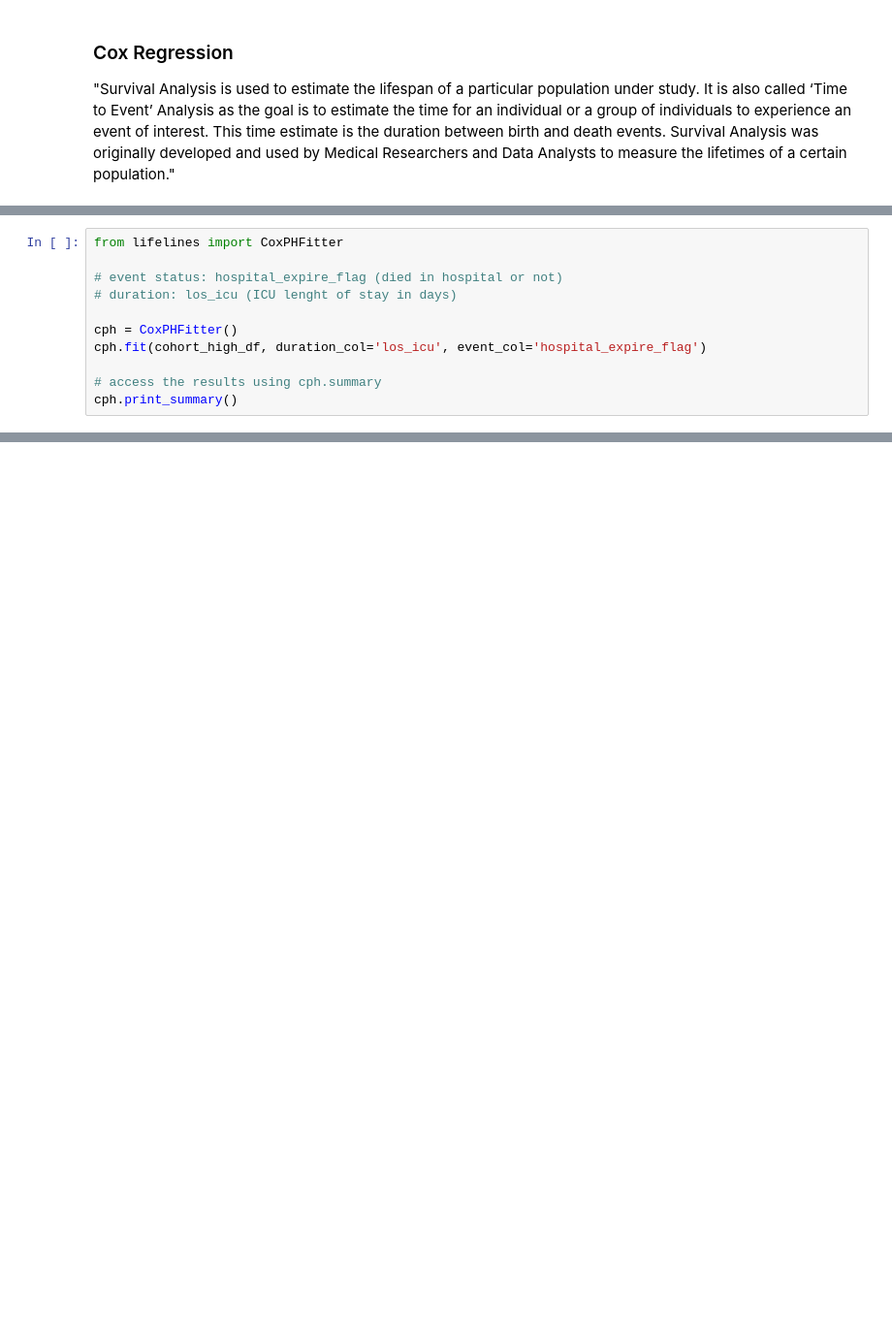
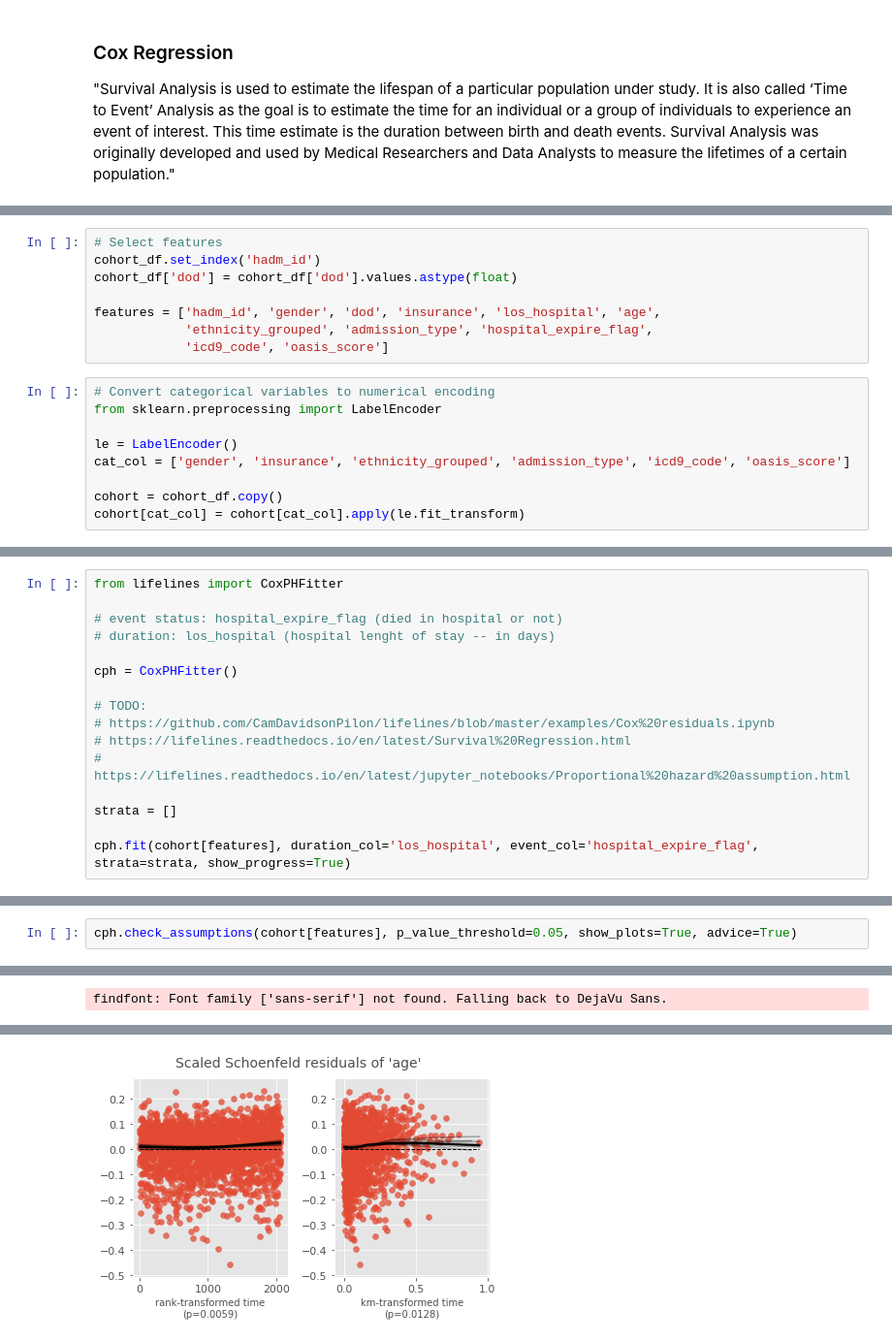
Before and after one commit to bseewald/fairness-ml-health, a Jupyter notebook: notebooks/mimic-iii/transplants/cox_regression.ipynb, the cells around one changed output, grey strips where cells are left out. Shown at 97% size. Drawn from its saved outputs; the diff is of its cells as text; blank space fills up the shorter version.

Commit message:
wip: cox regression

```diff
--- a/notebooks/mimic-iii/transplants/cox_regression.ipynb
+++ b/notebooks/mimic-iii/transplants/cox_regression.ipynb
@@ -384 +367,18 @@ Index(['subject_id', 'hadm_id', 'icustay_id', 'gender', 'dod', 'admittime',
       dtype='object')
+# %%
+# Select features
+cohort_df.set_index('hadm_id')
+cohort_df['dod'] = cohort_df['dod'].values.astype(float)
+
+features = ['hadm_id', 'gender', 'dod', 'insurance', 'los_hospital', 'age',
+            'ethnicity_grouped', 'admission_type', 'hospital_expire_flag',
+            'icd9_code', 'oasis_score']
+# %%
+# Convert categorical variables to numerical encoding
+from sklearn.preprocessing import LabelEncoder
+
+le = LabelEncoder()
+cat_col = ['gender', 'insurance', 'ethnicity_grouped', 'admission_type', 'icd9_code', 'oasis_score']
+
+cohort = cohort_df.copy()
+cohort[cat_col] = cohort[cat_col].apply(le.fit_transform)
@@ -386,10 +390,15 @@ Index(['subject_id', 'hadm_id', 'icustay_id', 'gender', 'dod', 'admittime',
 from lifelines import CoxPHFitter
 
 # event status: hospital_expire_flag (died in hospital or not)
-# duration: los_icu (ICU lenght of stay in days)
+# duration: los_hospital (hospital lenght of stay -- in days)
 
 cph = CoxPHFitter()
-cph.fit(cohort_high_df, duration_col='los_icu', event_col='hospital_expire_flag')
 
-# access the results using cph.summary
-cph.print_summary()
+# TODO:
+# https://github.com/CamDavidsonPilon/lifelines/blob/master/examples/Cox%20residuals.ipynb
+# https://lifelines.readthedocs.io/en/latest/Survival%20Regression.html
+# https://lifelines.readthedocs.io/en/latest/jupyter_notebooks/Proportional%20hazard%20assumption.html
+
+strata = []
+
+cph.fit(cohort[features], duration_col='los_hospital', event_col='hospital_expire_flag', strata=strata, show_progress=True)
@@ -395,0 +429,3 @@ cph.print_summary()
+# %%
+cph.check_assumptions(cohort[features], p_value_threshold=0.05, show_plots=True, advice=True)
+# %% [output]
@@ -395,0 +449 @@ cph.print_summary()
+findfont: Font family ['sans-serif'] not found. Falling back to DejaVu Sans.
@@ -395,0 +461 @@ cph.print_summary()
+[figure, added]
```
Also changed, not shown: parts of 22 cells of this notebook.
